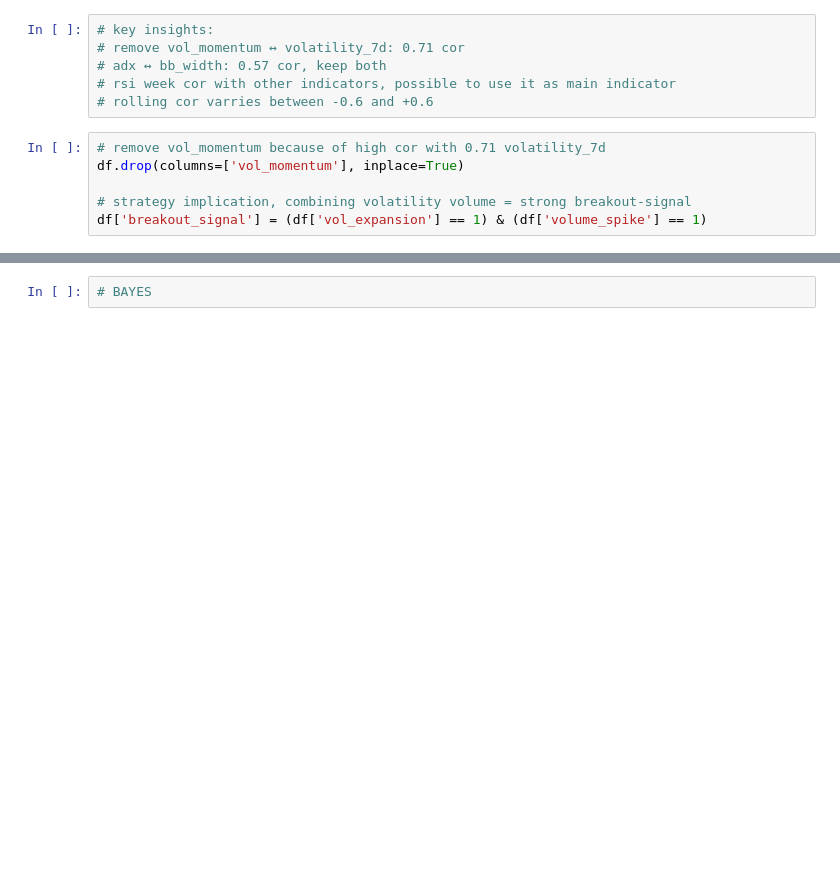
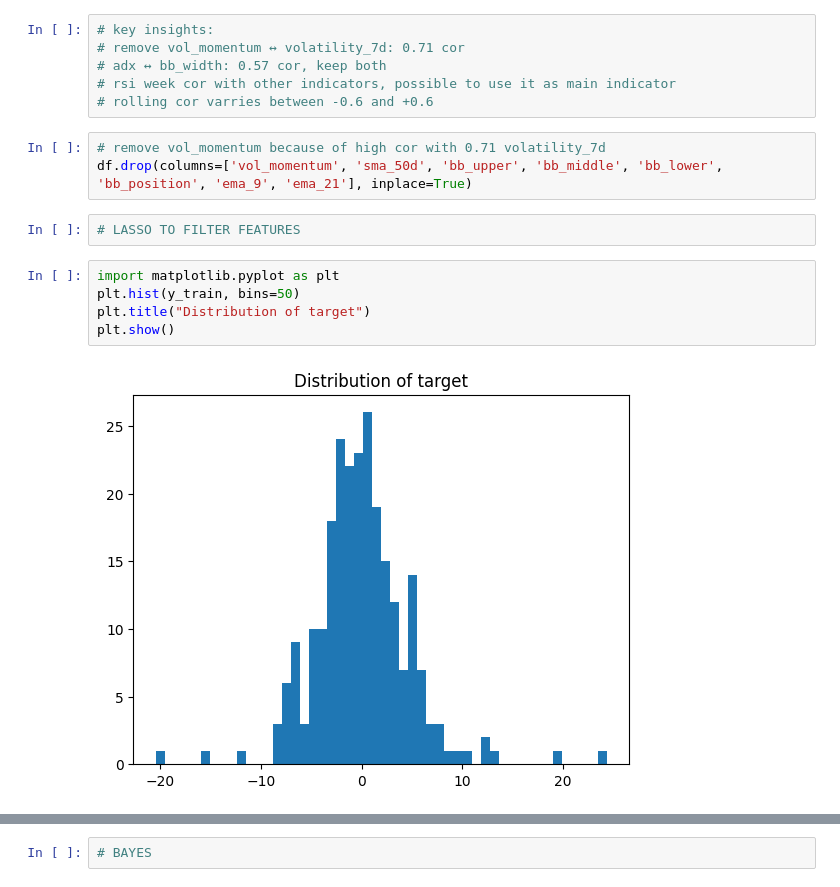
Before and after one commit to pynat/probabilistic_trading_strategies_solana, a Jupyter notebook: quant.ipynb, the cells around one changed output, grey strips where cells are left out. Cells and saved outputs as stored; diff of their text form; blank space fills up the shorter version.

```diff
--- a/quant.ipynb
+++ b/quant.ipynb
@@ -471,7 +467,13 @@ Low Vol Regime - RSI vs Vol_Momentum: -0.01406029717196429
 # rolling cor varries between -0.6 and +0.6
 # %%
 # remove vol_momentum because of high cor with 0.71 volatility_7d
-df.drop(columns=['vol_momentum'], inplace=True)
-
-# strategy implication, combining volatility volume = strong breakout-signal
-df['breakout_signal'] = (df['vol_expansion'] == 1) & (df['volume_spike'] == 1)
+df.drop(columns=['vol_momentum', 'sma_50d', 'bb_upper', 'bb_middle', 'bb_lower', 'bb_position', 'ema_9', 'ema_21'], inplace=True)
+# %%
+# LASSO TO FILTER FEATURES
+# %%
+import matplotlib.pyplot as plt
+plt.hist(y_train, bins=50)
+plt.title("Distribution of target")
+plt.show()
+# %% [output]
+[figure, added]
```
Also changed, not shown: parts of 7 cells of this notebook.
